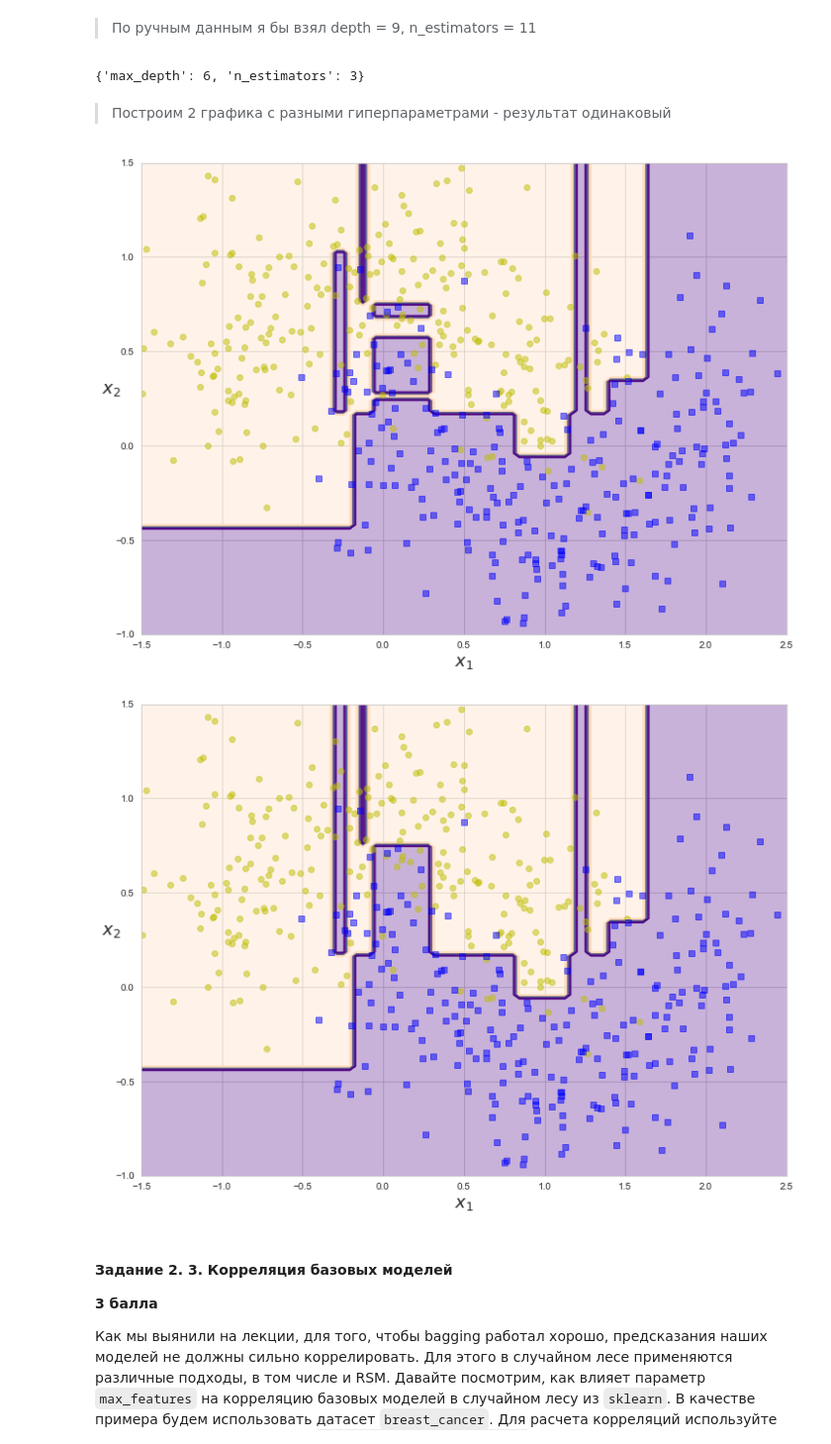
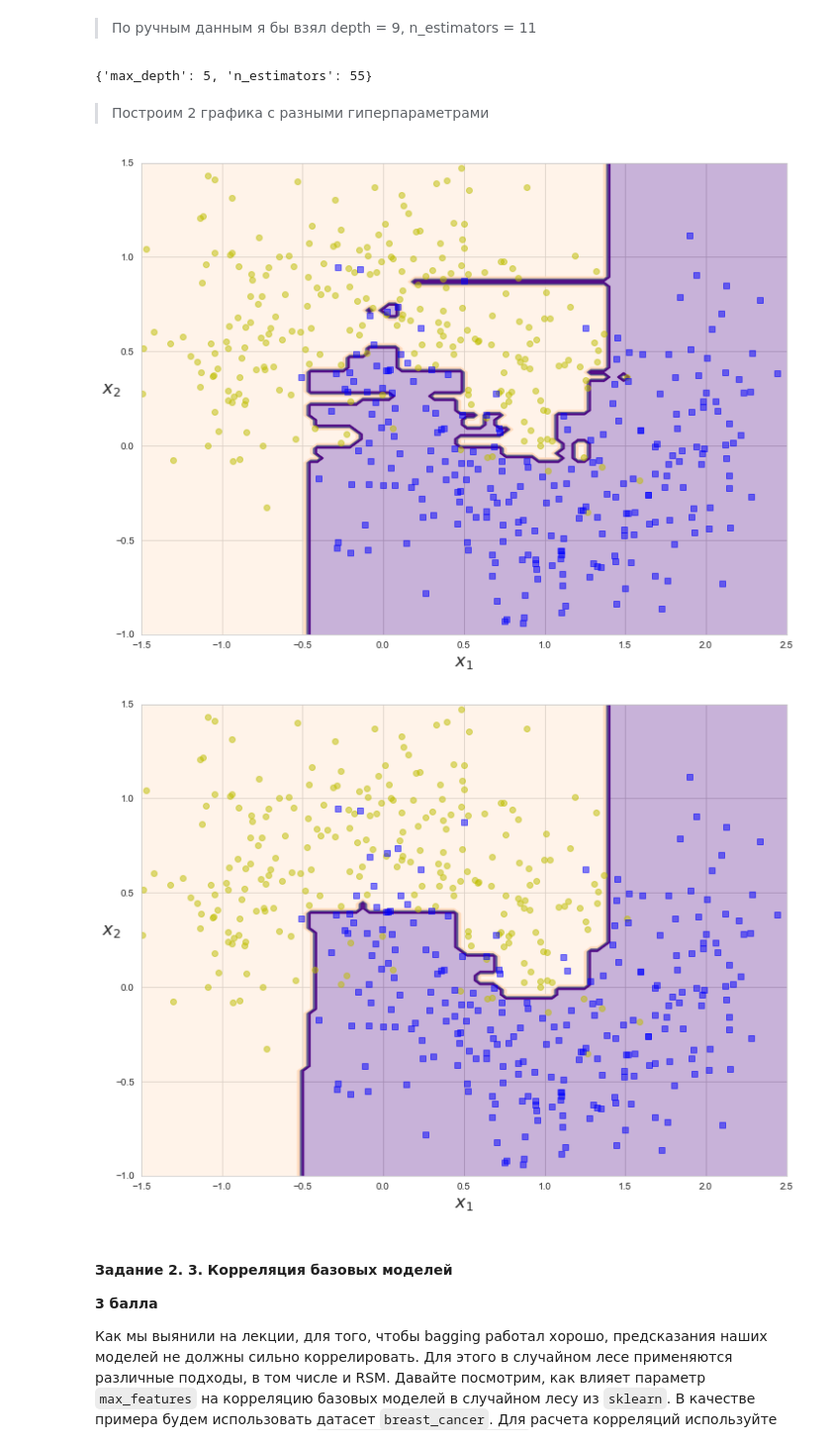
Before and after one commit to Evgen01011/ML_2023, a Jupyter notebook: hw_5/report/Ensembles.ipynb, the cells around one changed output. Shown at 99% size. Drawn from its saved outputs; the diff is of its cells as text; code cells hidden in the pictures.

```diff
--- a/hw_5/report/Ensembles.ipynb
+++ b/hw_5/report/Ensembles.ipynb
@@ -79,7 +79,3 @@ def plot_regression_predictions(X, y, axes=[-3, 3, -10, 10], ylabel="$y$"):
             axs[depth - 1].set_ylabel(ylabel, fontsize=18, rotation=0)
         axs[depth - 1].set_title(f'Max depth = {depth}')
         axs[depth - 1].plot(x1, y_pred, linewidth=2, label=r"$\hat{y}$")
-# %%
-tree_reg = DecisionTreeRegressor(max_depth = 8)
-tree_reg.fit(X, y)
-y_pred = tree_reg.predict_proba(X)
@@ -209,9 +187,9 @@ class RandomForestClassifierCustom(BaseEstimator):
             self.seed_fit = np.random.seed(self.random_state + i)
             self.feat_ids_by_tree.append(np.random.choice(X.shape[1], self.max_features, replace=False))
             bootstrep_X = np.random.choice(X.shape[0], X.shape[0], replace=True)
-            random_X = X[b]
+            random_X = X[bootstrep_X]
             new_X = random_X[:,self.feat_ids_by_tree[i]]
-            new_y = y[b]
+            new_y = y[bootstrep_X]
 
             tree = DecisionTreeClassifier(max_depth = self.max_depth,
                                           max_features = self.max_features,
@@ -313,23 +291,24 @@ random_forest = RandomForestClassifierCustom(max_features=2, random_state=SEED)
 tree_grid = GridSearchCV(estimator=random_forest, param_grid=forest_params, scoring="accuracy", cv=5, n_jobs=-1)
 
 tree_grid.fit(X_train, y_train)
+
 tree_grid.best_params_
 # %% [output]
-{'max_depth': 6, 'n_estimators': 3}
+{'max_depth': 5, 'n_estimators': 55}
 # %% [markdown]
-> Построим 2 графика с разными гиперпараметрами - результат одинаковый
+> Построим 2 графика с разными гиперпараметрами
 # %%
-forest = RandomForestClassifierCustom(max_depth=9, n_estimators=11, max_features=2)
+forest = RandomForestClassifierCustom(max_depth=9, n_estimators=11, max_features=2, random_state=SEED)
 forest.fit(X, y)
 plot_decision_boundary(forest, X, y)
 # %% [output]
-[figure, old version]
+[figure, new version]
 # %%
-forest = RandomForestClassifierCustom(max_depth=6, n_estimators=3, max_features=2)
+forest = RandomForestClassifierCustom(max_depth=5, n_estimators=55, max_features=2)
 forest.fit(X, y)
 plot_decision_boundary(forest, X, y)
 # %% [output]
-[figure, old version]
+[figure, new version]
 # %% [markdown]
 #### Задание 2. 3. Корреляция базовых моделей
 
```
Also changed, not shown: parts of 8 cells of this notebook.
